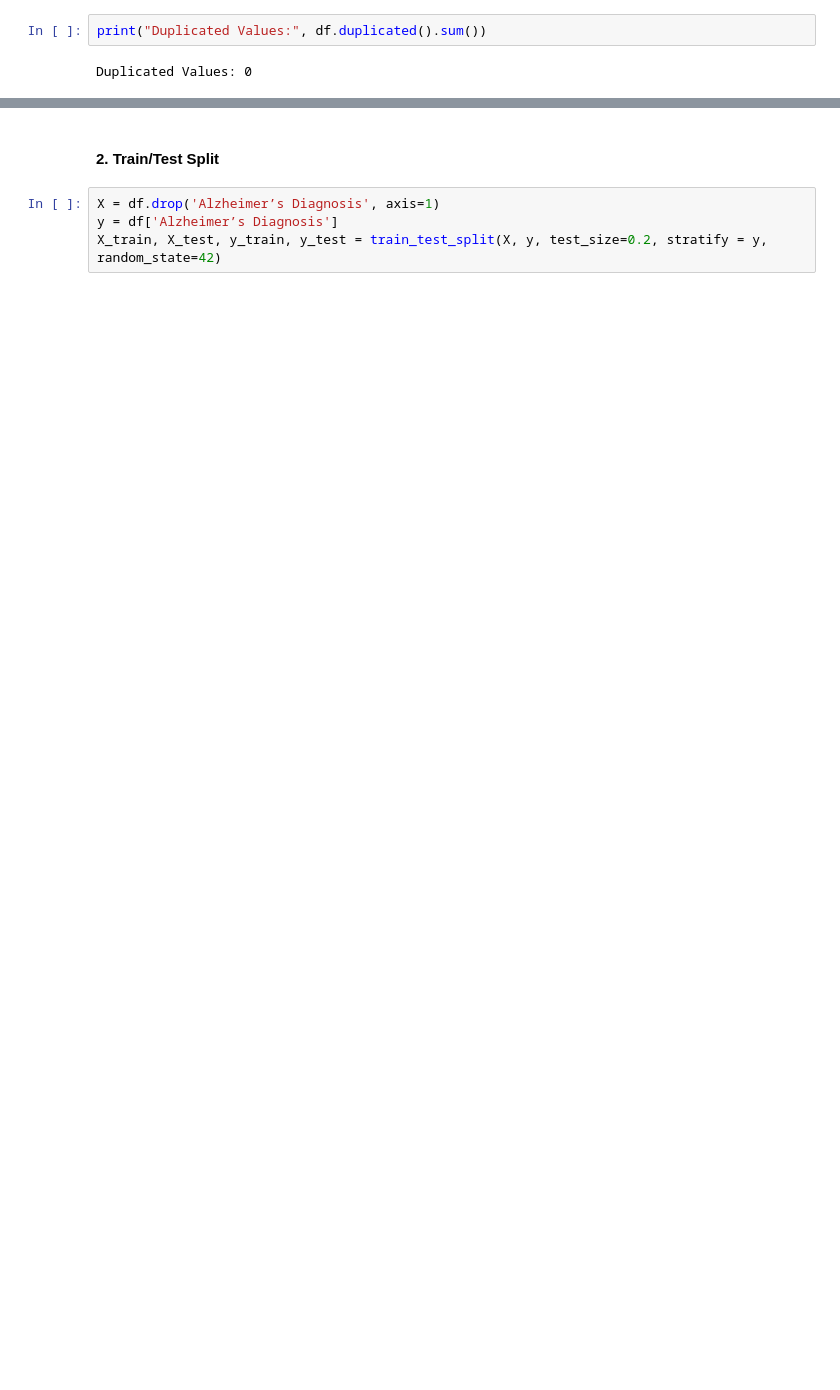
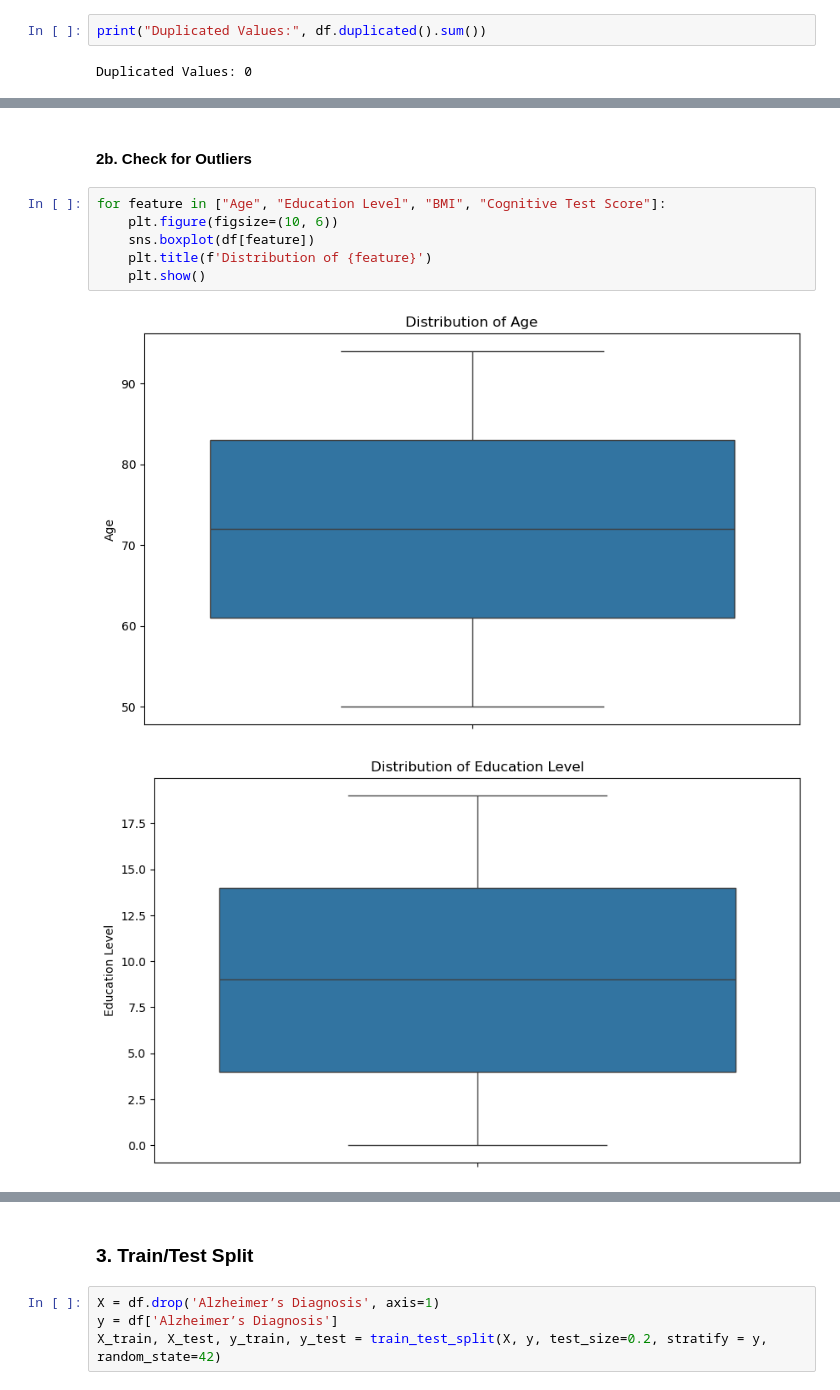
Before and after one commit to el337-Eric-Liu/DS644-102-Eric-Liu, a Jupyter notebook: DS644 - Alzheimer Prediction - Eric Liu.ipynb, the cells around one changed output, grey strips where cells are left out. Cells and saved outputs as stored; diff of their text form; blank space fills up the shorter version.

```diff
--- a/DS644 - Alzheimer Prediction - Eric Liu.ipynb
+++ b/DS644 - Alzheimer Prediction - Eric Liu.ipynb
@@ -74,0 +100,11 @@ Duplicated Values: 0
+# %% [markdown]
+#### **2b. Check for Outliers**
+# %%
+for feature in ["Age", "Education Level", "BMI", "Cognitive Test Score"]:
+    plt.figure(figsize=(10, 6))
+    sns.boxplot(df[feature])
+    plt.title(f'Distribution of {feature}')
+    plt.show()
+# %% [output]
+[figure, added]
+[figure, added]
@@ -75,5 +113,5 @@ Duplicated Values: 0
 # %% [markdown]
-#### 2. Train/Test Split
+### **3. Train/Test Split**
 # %%
 X = df.drop('Alzheimer’s Diagnosis', axis=1)
 y = df['Alzheimer’s Diagnosis']
```
Also changed, not shown: parts of 19 cells of this notebook.
